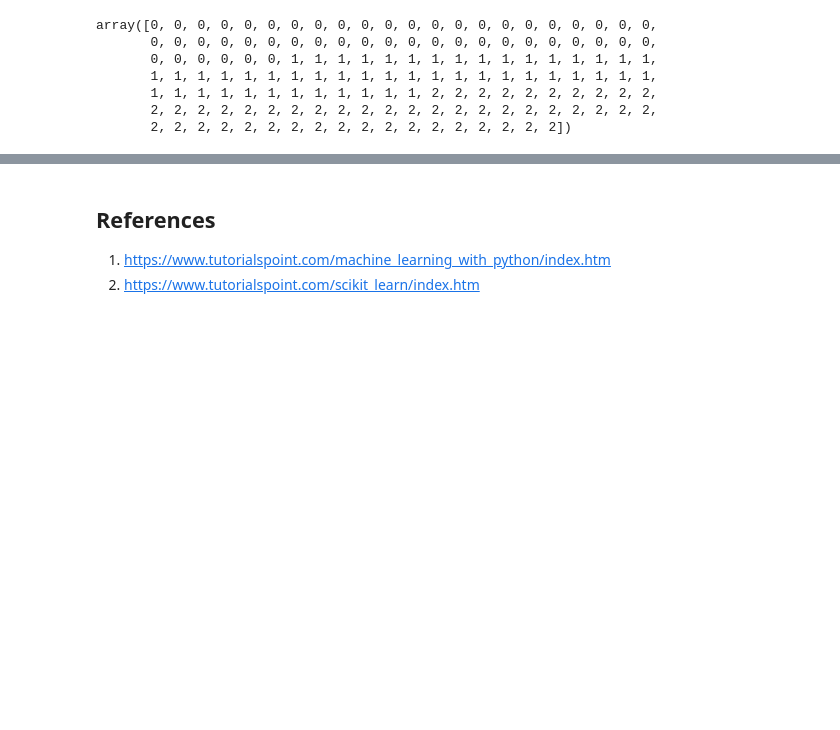
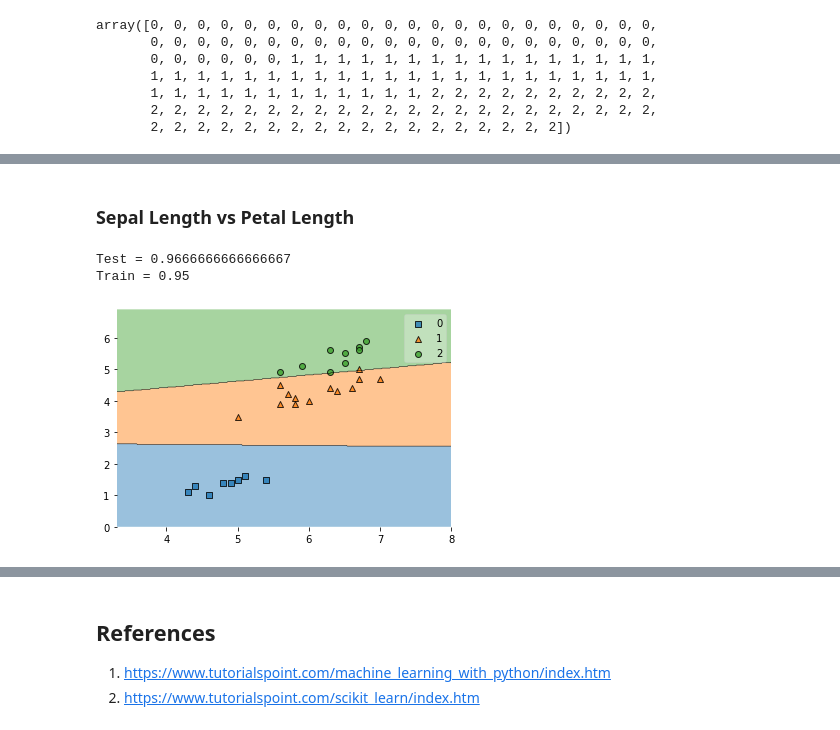
Before and after one commit to ShanePAustin/machine-learning-and-statistics, a Jupyter notebook: scikit-learn.ipynb, the cells around one changed output, grey strips where cells are left out. Cells and saved outputs as stored; diff of their text form; code cells hidden in the pictures; blank space fills up the shorter version.

```diff
--- a/scikit-learn.ipynb
+++ b/scikit-learn.ipynb
@@ -357,0 +333,28 @@ sns.heatmap(cm, annot=True)
+# %%
+def SVM(x,y,kernel):
+    X = np.column_stack((x,y))
+    y = df.Species
+
+    l_encode = LabelEncoder()
+    y = l_encode.fit_transform(y)
+
+    X_train, X_test, y_train, y_test = mod.train_test_split(X,y, test_size = 0.2)
+
+    clf = svm.SVC(kernel = kernel, C = 1)
+    clf.fit(X_train,y_train)
+
+    y_pred = clf.predict(X_test)
+
+    print("Test =", clf.score(X_test,y_test))
+    print("Train =",clf.score(X_train,y_train))
+
+    pdr(X = X_test, y = y_test, clf=clf, legend = 1)
+# %% [markdown]
+### Sepal Length vs Petal Length
+# %%
+kernel = 'linear'
+SVM(SepalLength,PetalLength,kernel)
+# %% [output]
+Test = 0.9666666666666667
+Train = 0.95
+[figure, added]
```
Also changed, not shown: parts of 29 cells of this notebook.
